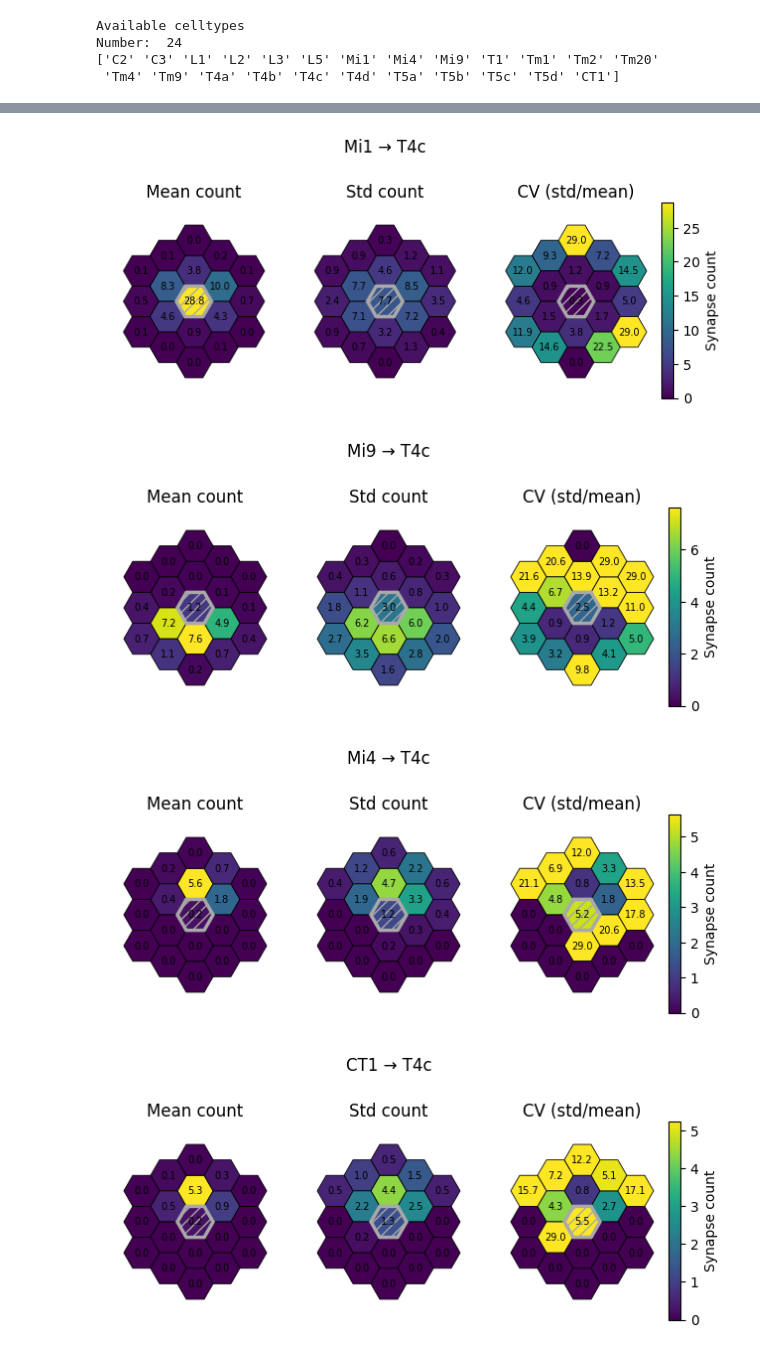
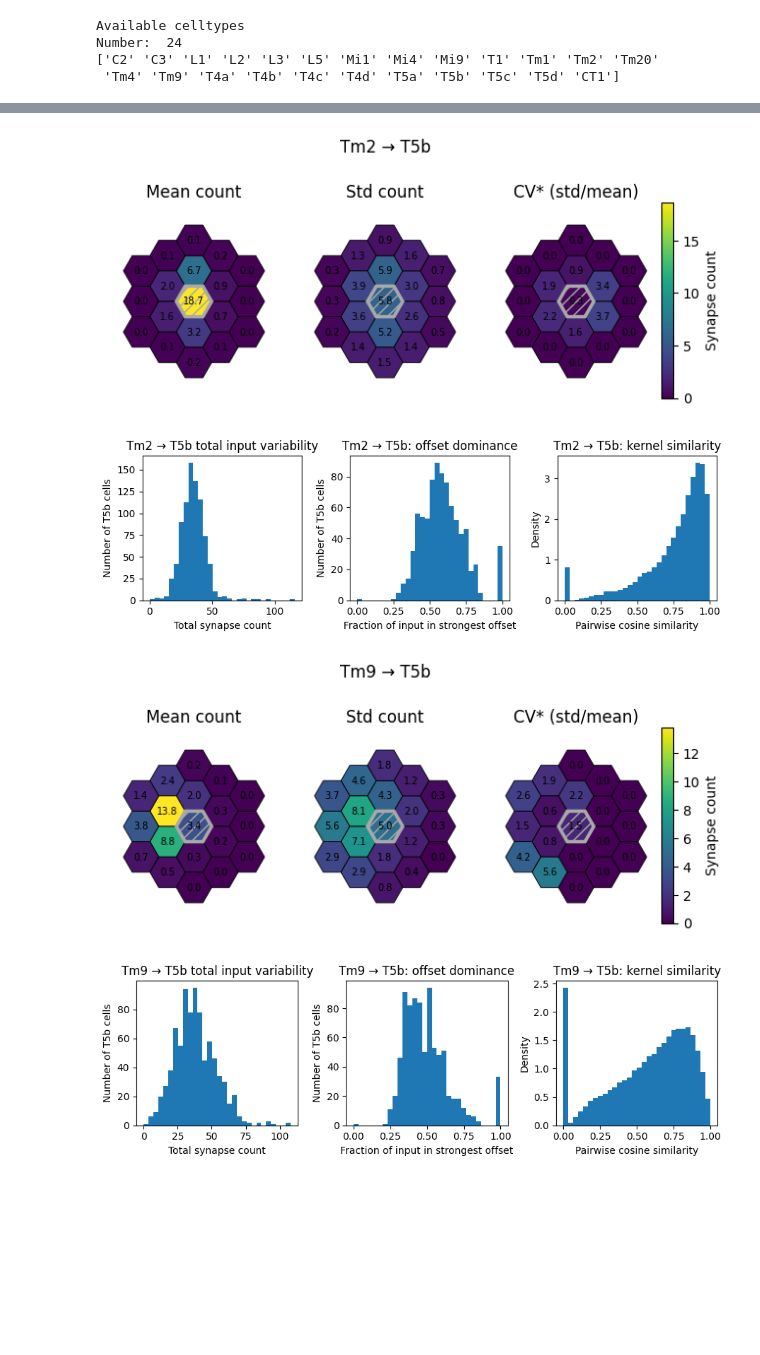
Before and after one commit to Fitzgerald-Lab-NU/connectome_analysis, a Jupyter notebook: kernel_variability_basic_stats.ipynb, the cells around one changed output, grey strips where cells are left out. Cells and saved outputs as stored; diff of their text form; code cells hidden in the pictures; blank space fills up the shorter version.

Commit message:
input variability basic stats

```diff
--- a/kernel_variability_basic_stats.ipynb
+++ b/kernel_variability_basic_stats.ipynb
@@ -29,7 +29,7 @@ Number:  24
 ['C2' 'C3' 'L1' 'L2' 'L3' 'L5' 'Mi1' 'Mi4' 'Mi9' 'T1' 'Tm1' 'Tm2' 'Tm20'
  'Tm4' 'Tm9' 'T4a' 'T4b' 'T4c' 'T4d' 'T5a' 'T5b' 'T5c' 'T5d' 'CT1']
 # %%
-POST_TYPE = "T4c"
+POST_TYPE = "T5b"
 RADIUS    = 2
 THRESHOLD = 1.0
 
@@ -89,6 +89,9 @@ def vector_to_kernel(vec, value_name="value"):
     return pd.DataFrame(rows)
 # %%
 from matplotlib.colors import TwoSlopeNorm,  Normalize
+from sklearn.metrics.pairwise import cosine_similarity
+
+MEAN_THRESH = 0.5
 
 for pre_type in input_types:
     pair_kernels = full_kernels[pre_type]
@@ -117,12 +120,13 @@ for pre_type in input_types:
     var_vec = pair_Matrix.var(axis=0)
     cv_vec = std_vec / mean_vec.replace(0, np.nan)
     cv_vec = cv_vec.fillna(0)
+    cv_vec = cv_vec.where(mean_vec > MEAN_THRESH,0)
 
     maps = {
         "Mean count": mean_vec,
         "Std count": std_vec,
         # "Variance (Sqrd units)": var_vec,
-        "CV (std/mean)": cv_vec,
+        "CV* (std/mean)": cv_vec,
     }
     # norm = TwoSlopeNorm(
     #         vmin=-55,
@@ -135,35 +139,69 @@ for pre_type in input_types:
 
     fig, axes = plt.subplots(1,3,  figsize= (6,5))
     fig.suptitle(f"{pre_type} → {POST_TYPE}", y=0.8)
     axes = axes.ravel()  # turns 2x2 array into flat list of 4 axes
     for ax, (title, vec) in zip(axes, maps.items()):
         ax.axis("off")
         kernel = vector_to_kernel(vec, value_name="value")
         plot_spatial_kernel_hex(kernel,
                                 ax=ax,
                                 value_col="value",
                                 norm = norm,
                                 cmap = CMAP,
-                                radius=RADIUS)
+                                radius=RADIUS,
+                                add_colorbar=False)
         ax.set_title(title)
 
     # Common colorbar
     sm = plt.cm.ScalarMappable(norm=norm, cmap=plt.get_cmap(f"{CMAP}"))
     sm.set_array([])
 
     cax = fig.add_axes([0.97, 0.27, 0.02, 0.4]) # [left, bottom, width, height]
     cbar = fig.colorbar(
         sm,
         cax=cax,
         shrink=0.4,
         location="right",
         label="Synapse count"
     )
 
     fig.tight_layout()
     plt.show()
+
+    fig_hist, ax_hist = plt.subplots(1,3, figsize=(6*1.5,2*1.5))
+    total_input = pair_Matrix.sum(axis=1)
+
+    ax_hist[0].hist(total_input, bins=30)
+    ax_hist[0].set_xlabel(f"Total synapse count")
+    ax_hist[0].set_ylabel(f"Number of {POST_TYPE} cells")
+    ax_hist[0].set_title(f"{pre_type} → {POST_TYPE} total input variability")
+
+    max_offset_input = pair_Matrix.max(axis=1)
+
+    dominance = max_offset_input / total_input.replace(0, np.nan)
+    dominance = dominance.fillna(0)
+
+    ax_hist[1].hist(dominance, bins=30)
+    ax_hist[1].set_xlabel("Fraction of input in strongest offset")
+    ax_hist[1].set_ylabel(f"Number of {POST_TYPE} cells")
+    ax_hist[1].set_title(f"{pre_type} → {POST_TYPE}: offset dominance")
+
+
+    P = pair_Matrix.div(pair_Matrix.sum(axis=1).replace(0, np.nan), axis=0).fillna(0)
+
+    sim = cosine_similarity(P)
+
+    # remove diagonal
+    sim_vals = sim[np.triu_indices_from(sim, k=1)]
+
+    ax_hist[2].hist(sim_vals, bins=30, density=True)
+    ax_hist[2].set_xlabel("Pairwise cosine similarity")
+    ax_hist[2].set_ylabel("Density")
+    ax_hist[2].set_title(f"{pre_type} → {POST_TYPE}: kernel similarity")
+    plt.tight_layout()
+    plt.show()
 # %% [output]
-[figure, old version]
+[figure, new version]
-[figure, old version]
+[figure, new version]
-[figure, old version]
+[figure, new version]
-[figure, old version]
+[figure, new version]
```
Also changed, not shown: parts of 2 cells of this notebook.
